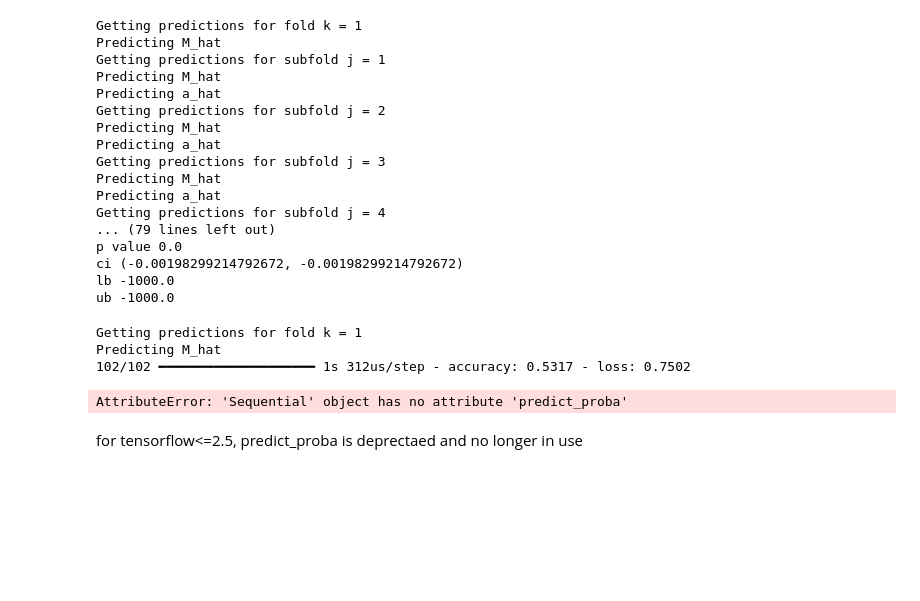
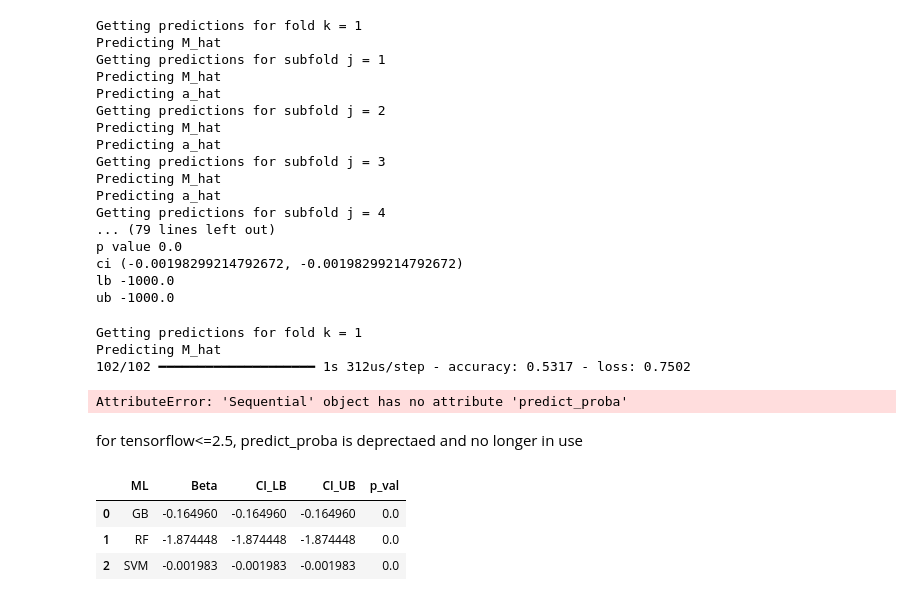
Before and after one commit to sdamerdji/logistic_dml, a Jupyter notebook: replicate.ipynb, the cells around one changed output. Cells and saved outputs as stored; diff of their text form; code cells hidden in the pictures; blank space fills up the shorter version.

```diff
--- a/replicate.ipynb
+++ b/replicate.ipynb
@@ -212,5 +212,15 @@ AttributeError: 'Sequential' object has no attribute 'predict_proba'
 # %% [markdown]
 for tensorflow<=2.5, predict_proba is  deprectaed and no longer in use
 # %%
-data = {'ML':['GB','RF','SVM','NN'],'Beta':[result_gb.beta_hat,result_rf.beta_hat,result_sv.beta_hat,result_nn.beta_hat],
-       'CI_LB':[]}
+data = {'ML':['GB','RF','SVM'],'Beta':[result_gb.beta_hat,result_rf.beta_hat,result_sv.beta_hat],
+       'CI_LB':[result_gb.ci[0],result_rf.ci[0],result_sv.ci[0]],
+        "CI_UB":[result_gb.ci[1],result_rf.ci[1],result_sv.ci[1]],
+        "p_val":[result_gb.p_value,result_rf.p_value,result_sv.p_value]}
+# %%
+data=pd.DataFrame(data)
+data
+# %% [output]
+|  | ML | Beta | CI_LB | CI_UB | p_val |
+| 0 | GB | -0.164960 | -0.164960 | -0.164960 | 0.0 |
+| 1 | RF | -1.874448 | -1.874448 | -1.874448 | 0.0 |
+| 2 | SVM | -0.001983 | -0.001983 | -0.001983 | 0.0 |
```
